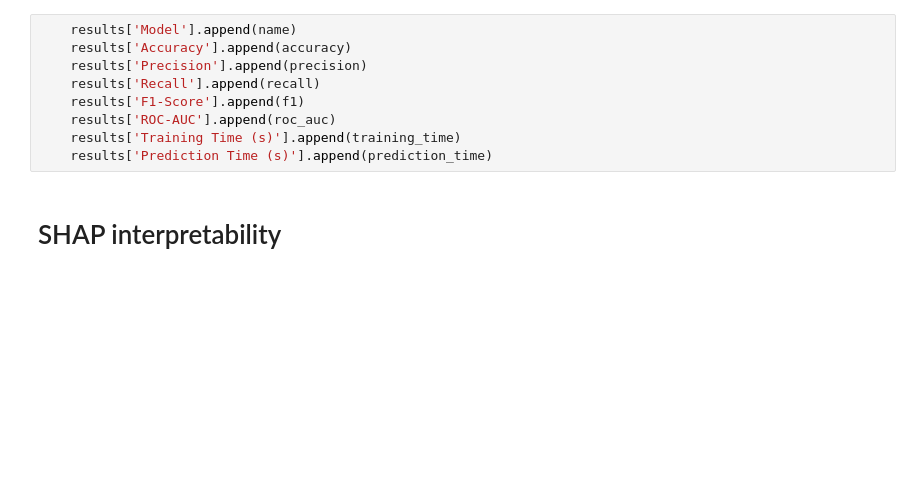
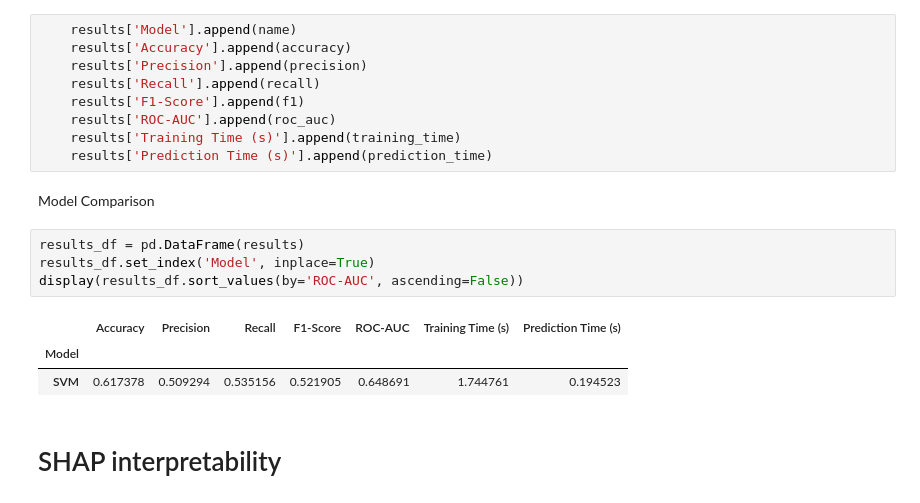
Before and after one commit to evans-0/water_quality_classification, a Jupyter notebook: water_quality.ipynb, the cells around one changed output. Drawn from its saved outputs; the diff is of its cells as text; blank space fills up the shorter version.

Commit message:
aggregate the results into a DataFrame for easy comparison

```diff
--- a/water_quality.ipynb
+++ b/water_quality.ipynb
@@ -186,6 +186,16 @@ Store Results
     results['ROC-AUC'].append(roc_auc)
     results['Training Time (s)'].append(training_time)
     results['Prediction Time (s)'].append(prediction_time)
+# %% [markdown]
+Model Comparison
+# %%
+results_df = pd.DataFrame(results)
+results_df.set_index('Model', inplace=True)
+display(results_df.sort_values(by='ROC-AUC', ascending=False))
+# %% [output]
+|  | Accuracy | Precision | Recall | F1-Score | ROC-AUC | Training Time (s) | Prediction Time (s) |
+| Model |  |  |  |  |  |  |  |
+| SVM | 0.617378 | 0.509294 | 0.535156 | 0.521905 | 0.648691 | 1.744761 | 0.194523 |
 # %% [markdown]
 # SHAP interpretability
 # %%
```
